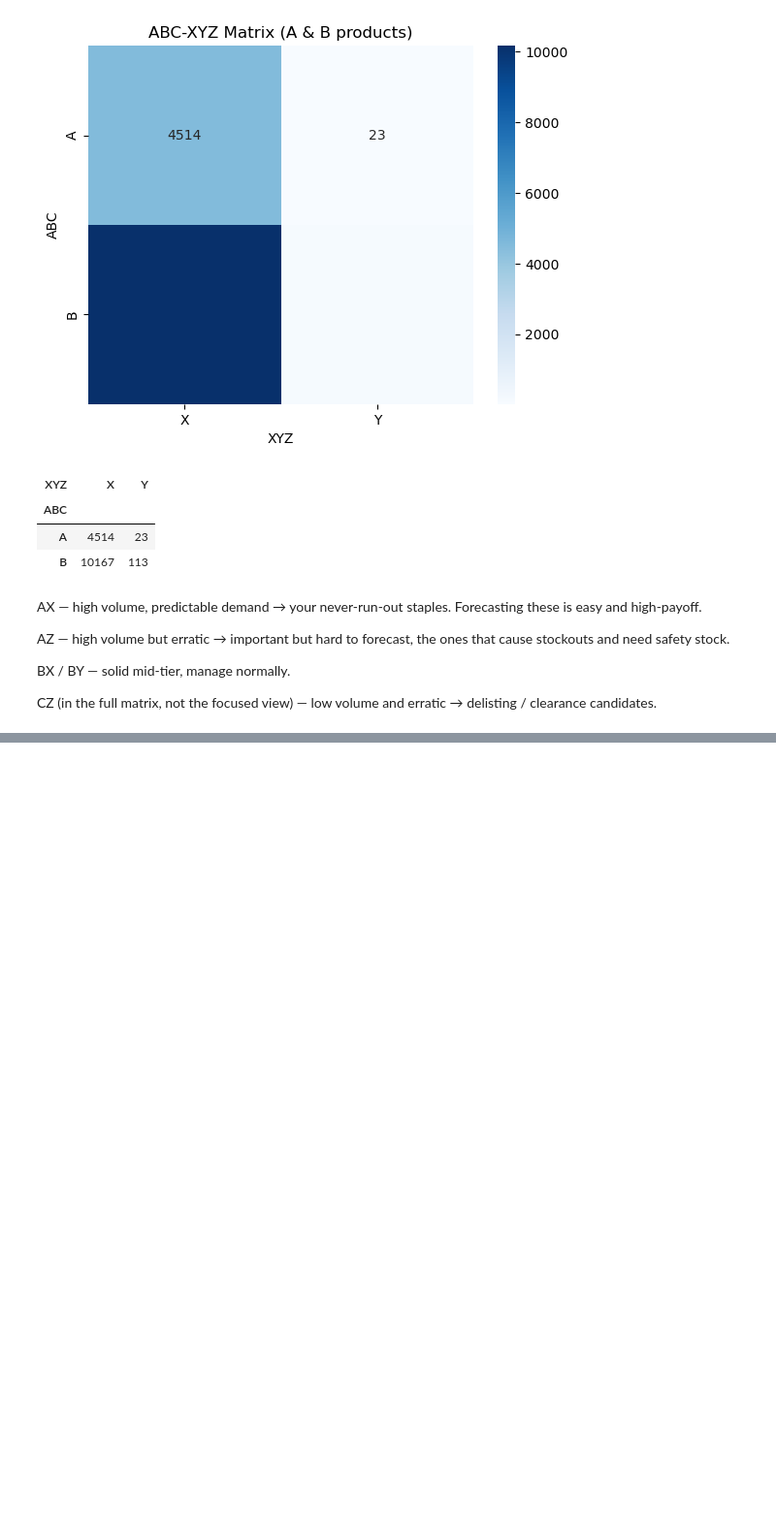
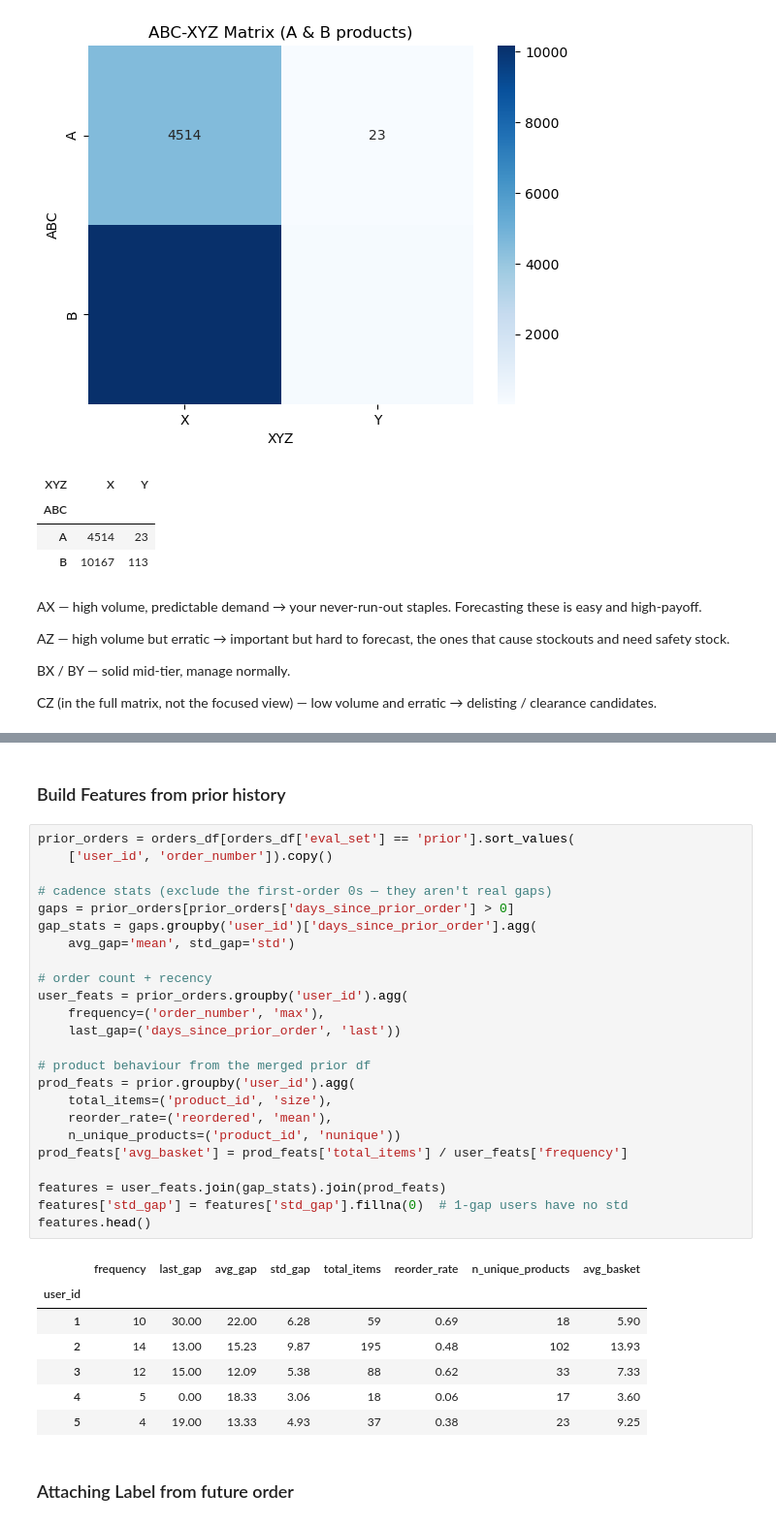
Before and after one commit to FarzaneHashemii/instacart_sales_analysis, a Jupyter notebook: notebooks/pre_analaysis.ipynb, the cells around one changed output, grey strips where cells are left out. Shown at 97% size. Drawn from its saved outputs; the diff is of its cells as text; blank space fills up the shorter version.

```diff
--- a/notebooks/pre_analaysis.ipynb
+++ b/notebooks/pre_analaysis.ipynb
@@ -428,0 +442,36 @@ CZ (in the full matrix, not the focused view) — low volume and erratic → del
+# %% [markdown]
+### Build Features from prior history
+# %%
+prior_orders = orders_df[orders_df['eval_set'] == 'prior'].sort_values(
+    ['user_id', 'order_number']).copy()
+
+# cadence stats (exclude the first-order 0s — they aren't real gaps)
+gaps = prior_orders[prior_orders['days_since_prior_order'] > 0]
+gap_stats = gaps.groupby('user_id')['days_since_prior_order'].agg(
+    avg_gap='mean', std_gap='std')
+
+# order count + recency
+user_feats = prior_orders.groupby('user_id').agg(
+    frequency=('order_number', 'max'),
+    last_gap=('days_since_prior_order', 'last'))
+
+# product behaviour from the merged prior df
+prod_feats = prior.groupby('user_id').agg(
+    total_items=('product_id', 'size'),
+    reorder_rate=('reordered', 'mean'),
+    n_unique_products=('product_id', 'nunique'))
+prod_feats['avg_basket'] = prod_feats['total_items'] / user_feats['frequency']
+
+features = user_feats.join(gap_stats).join(prod_feats)
+features['std_gap'] = features['std_gap'].fillna(0)  # 1-gap users have no std
+features.head()
+# %% [output]
+|  | frequency | last_gap | avg_gap | std_gap | total_items | reorder_rate | n_unique_products | avg_basket |
+| user_id |  |  |  |  |  |  |  |  |
+| 1 | 10 | 30.00 | 22.00 | 6.28 | 59 | 0.69 | 18 | 5.90 |
+| 2 | 14 | 13.00 | 15.23 | 9.87 | 195 | 0.48 | 102 | 13.93 |
+| 3 | 12 | 15.00 | 12.09 | 5.38 | 88 | 0.62 | 33 | 7.33 |
+| 4 | 5 | 0.00 | 18.33 | 3.06 | 18 | 0.06 | 17 | 3.60 |
+| 5 | 4 | 19.00 | 13.33 | 4.93 | 37 | 0.38 | 23 | 9.25 |
+# %% [markdown]
+### Attaching Label from future order
```
Also changed, not shown: parts of 8 cells of this notebook.
